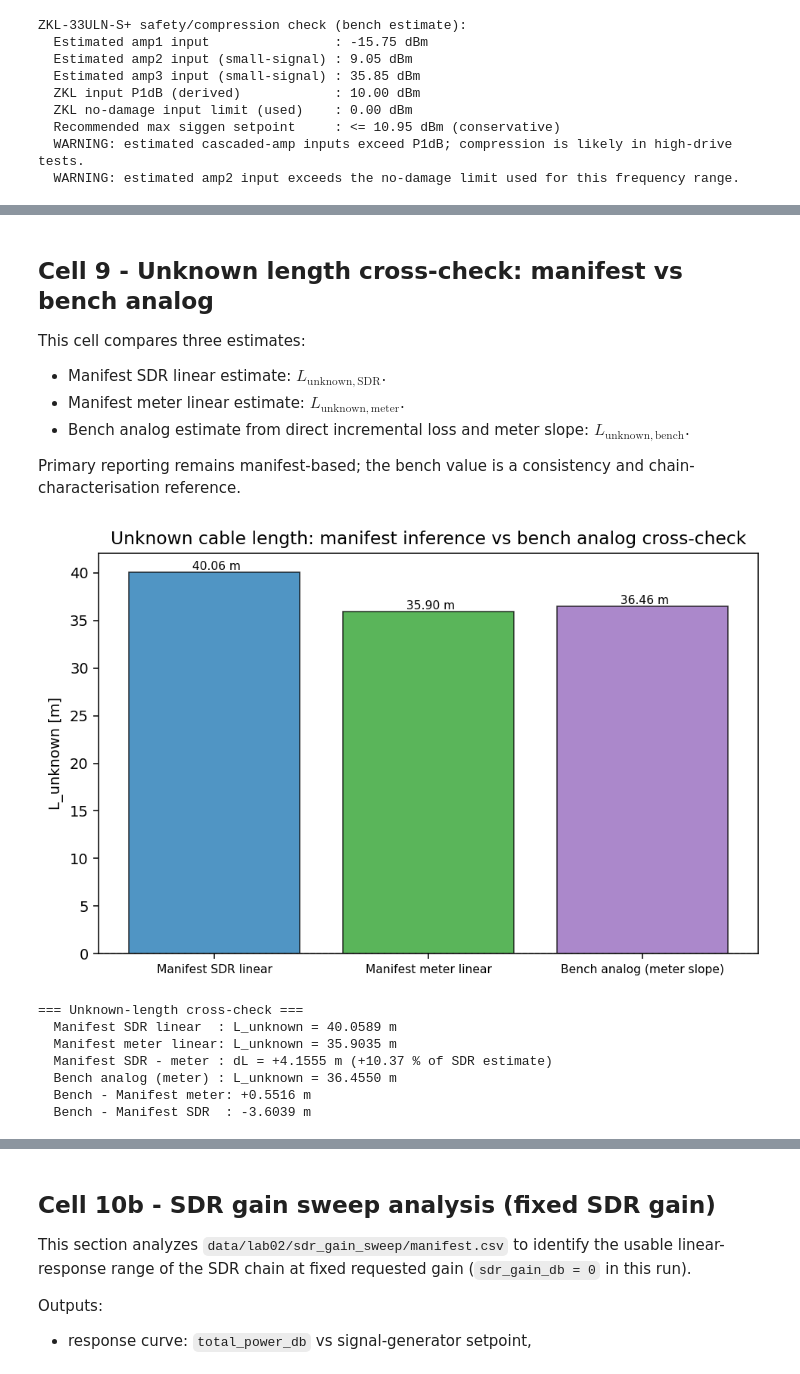
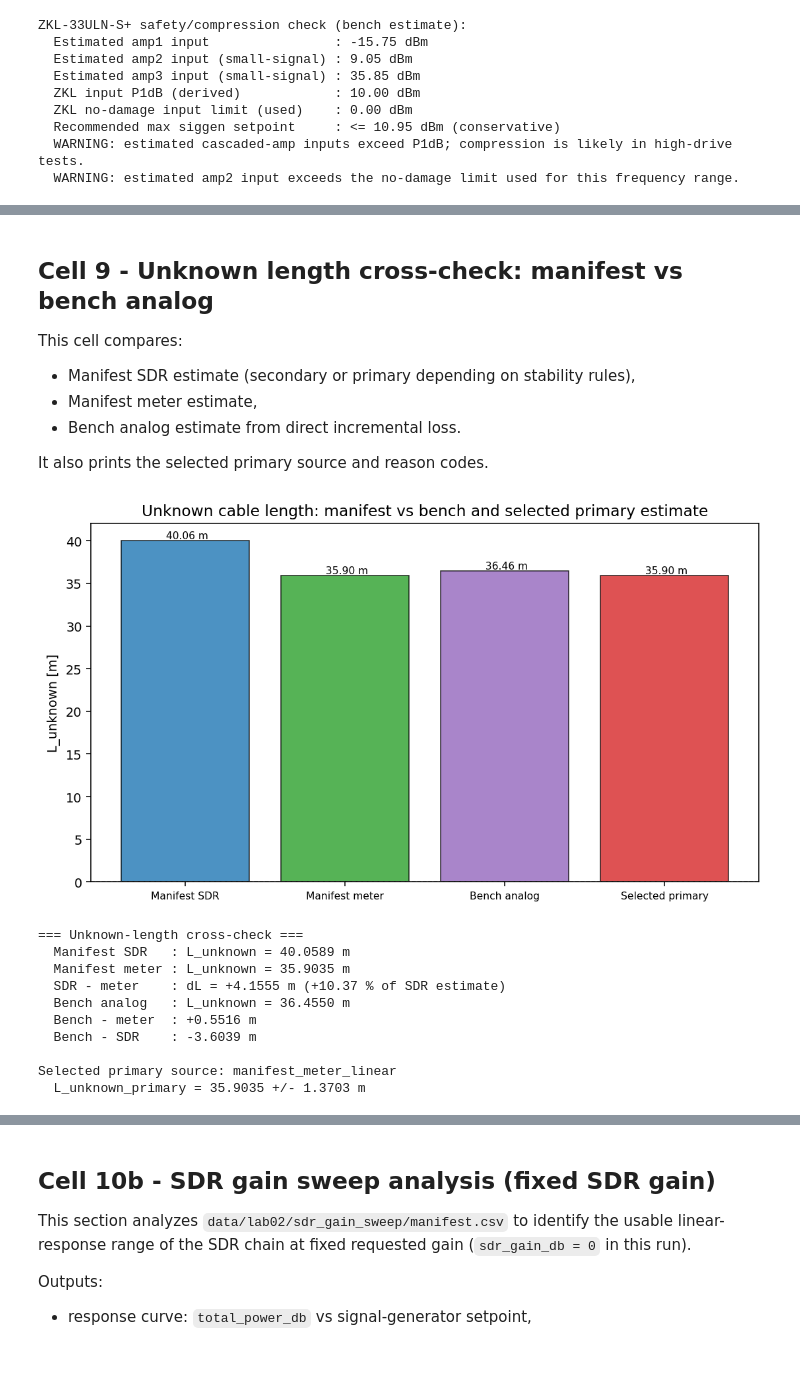
Before and after one commit to raw-asparagus/ay-121, a Jupyter notebook: labs/02/equipment_calibration.ipynb, the cells around one changed output, grey strips where cells are left out. Saved outputs shown, nothing was run; the diff lists cells and outputs as text; code cells hidden in the pictures.

```diff
--- a/labs/02/equipment_calibration.ipynb
+++ b/labs/02/equipment_calibration.ipynb
@@ -1169,59 +1593,68 @@ Bootstrap (SDR mean, 10,000 samples):
 # %% [markdown]
 ## Cell 9 - Unknown length cross-check: manifest vs bench analog
 
-This cell compares three estimates:
+This cell compares:
 
-- Manifest SDR linear estimate: $L_{\mathrm{unknown,SDR}}$.
-- Manifest meter linear estimate: $L_{\mathrm{unknown,meter}}$.
-- Bench analog estimate from direct incremental loss and meter slope: $L_{\mathrm{unknown,bench}}$.
+- Manifest SDR estimate (secondary or primary depending on stability rules),
+- Manifest meter estimate,
+- Bench analog estimate from direct incremental loss.
 
-Primary reporting remains manifest-based; the bench value is a consistency and chain-characterisation reference.
+It also prints the selected primary source and reason codes.
 # %%
 # Unknown-length cross-check between manifest and bench-derived estimates
 
-labels = ['Manifest SDR linear', 'Manifest meter linear']
+labels = ['Manifest SDR', 'Manifest meter']
 vals = [L_unknown_lin, L_meter_unknown]
 colors = ['C0', 'C2']
 
 if 'L_unknown_bench_meter_m' in globals() and np.isfinite(L_unknown_bench_meter_m):
-    labels.append('Bench analog (meter slope)')
+    labels.append('Bench analog')
     vals.append(float(L_unknown_bench_meter_m))
     colors.append('C4')
 
+labels.append('Selected primary')
+vals.append(float(L_unknown_primary))
+colors.append('C3')
+
 vals_arr = np.asarray(vals, dtype=float)
 
-fig, ax = plt.subplots(figsize=(7, 4.5))
-ax.bar(np.arange(len(vals_arr)), vals_arr, color=colors, alpha=0.78, edgecolor='k', lw=0.8)
+fig, ax = plt.subplots(figsize=(8, 4.6))
+ax.bar(np.arange(len(vals_arr)), vals_arr, color=colors, alpha=0.8, edgecolor='k', lw=0.8)
 ax.set_xticks(np.arange(len(vals_arr)))
 ax.set_xticklabels(labels, fontsize=8)
 ax.set_ylabel('L_unknown [m]')
-ax.set_title('Unknown cable length: manifest inference vs bench analog cross-check')
+ax.set_title('Unknown cable length: manifest vs bench and selected primary estimate')
 ax.axhline(0, color='gray', lw=0.8, ls='--')
 for i, v in enumerate(vals_arr):
     ax.text(i, v, f' {v:.2f} m', va='bottom', ha='center', fontsize=8)
 plt.tight_layout(); plt.show()
 
 delta_unknown = L_unknown_lin - L_meter_unknown
 frac_delta = 100.0 * delta_unknown / L_unknown_lin if np.isfinite(L_unknown_lin) and L_unknown_lin != 0 else np.nan
 
 print('=== Unknown-length cross-check ===')
-print(f'  Manifest SDR linear  : L_unknown = {L_unknown_lin:.4f} m')
-print(f'  Manifest meter linear: L_unknown = {L_meter_unknown:.4f} m')
-print(f'  Manifest SDR - meter : dL = {delta_unknown:+.4f} m ({frac_delta:+.2f} % of SDR estimate)')
+print(f'  Manifest SDR   : L_unknown = {L_unknown_lin:.4f} m')
+print(f'  Manifest meter : L_unknown = {L_meter_unknown:.4f} m')
+print(f'  SDR - meter    : dL = {delta_unknown:+.4f} m ({frac_delta:+.2f} % of SDR estimate)')
+if 'L_unknown_bench_meter_m' in globals() and np.isfinite(L_unknown_bench_meter_m):
+    print(f'  Bench analog   : L_unknown = {L_unknown_bench_meter_m:.4f} m')
+    print(f'  Bench - meter  : {L_unknown_bench_meter_m - L_meter_unknown:+.4f} m')
+    print(f'  Bench - SDR    : {L_unknown_bench_meter_m - L_unknown_lin:+.4f} m')
 
-if 'L_unknown_bench_meter_m' in globals() and np.isfinite(L_unknown_bench_meter_m):
-    print(f'  Bench analog (meter) : L_unknown = {L_unknown_bench_meter_m:.4f} m')
-    print(f'  Bench - Manifest meter: {L_unknown_bench_meter_m - L_meter_unknown:+.4f} m')
-    print(f'  Bench - Manifest SDR  : {L_unknown_bench_meter_m - L_unknown_lin:+.4f} m')
+print(f'\nSelected primary source: {primary_length_source}')
+print(f'  L_unknown_primary = {L_unknown_primary:.4f} +/- {L_unknown_primary_sigma:.4f} m')
 # %% [output]
-[figure, old version]
+[figure, new version]
 === Unknown-length cross-check ===
-  Manifest SDR linear  : L_unknown = 40.0589 m
-  Manifest meter linear: L_unknown = 35.9035 m
-  Manifest SDR - meter : dL = +4.1555 m (+10.37 % of SDR estimate)
-  Bench analog (meter) : L_unknown = 36.4550 m
-  Bench - Manifest meter: +0.5516 m
-  Bench - Manifest SDR  : -3.6039 m
+  Manifest SDR   : L_unknown = 40.0589 m
+  Manifest meter : L_unknown = 35.9035 m
+  SDR - meter    : dL = +4.1555 m (+10.37 % of SDR estimate)
+  Bench analog   : L_unknown = 36.4550 m
+  Bench - meter  : +0.5516 m
+  Bench - SDR    : -3.6039 m
+
+Selected primary source: manifest_meter_linear
+  L_unknown_primary = 35.9035 +/- 1.3703 m
 # %% [markdown]
 ## Cell 10 - Summary tables
 
```
Also changed, not shown: parts of 26 cells of this notebook, 9 other files.
